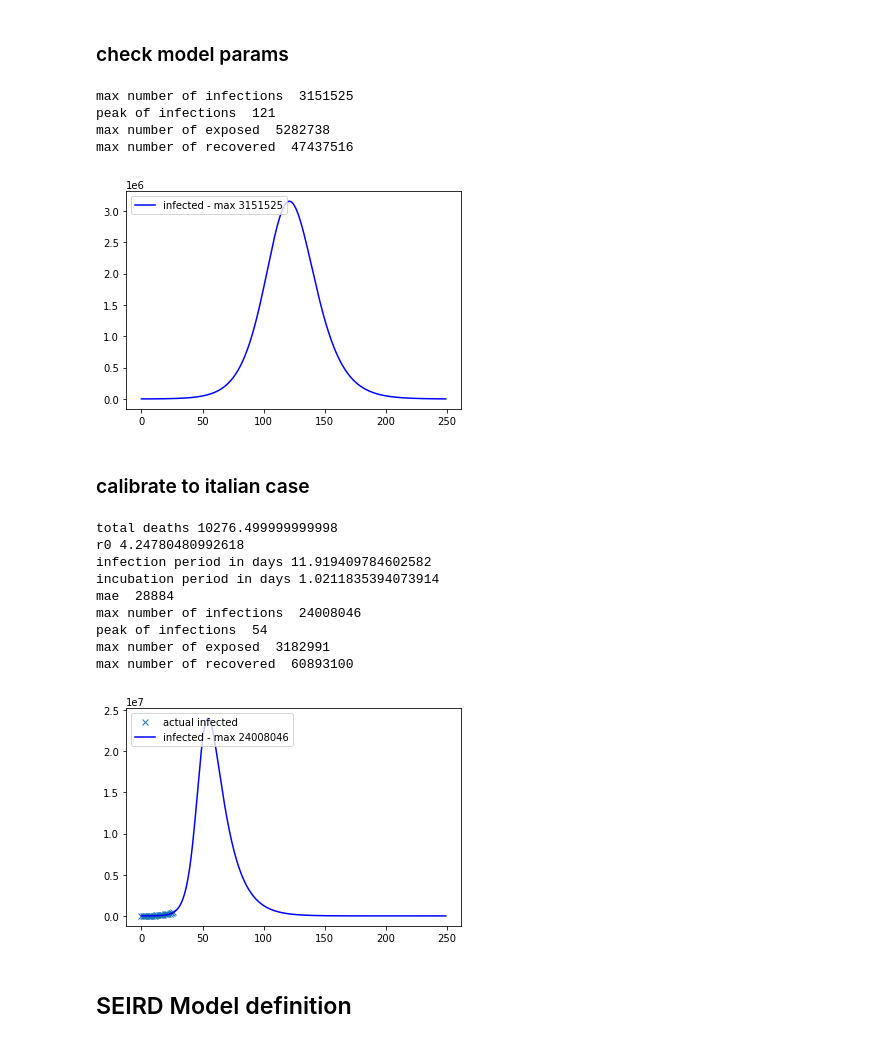
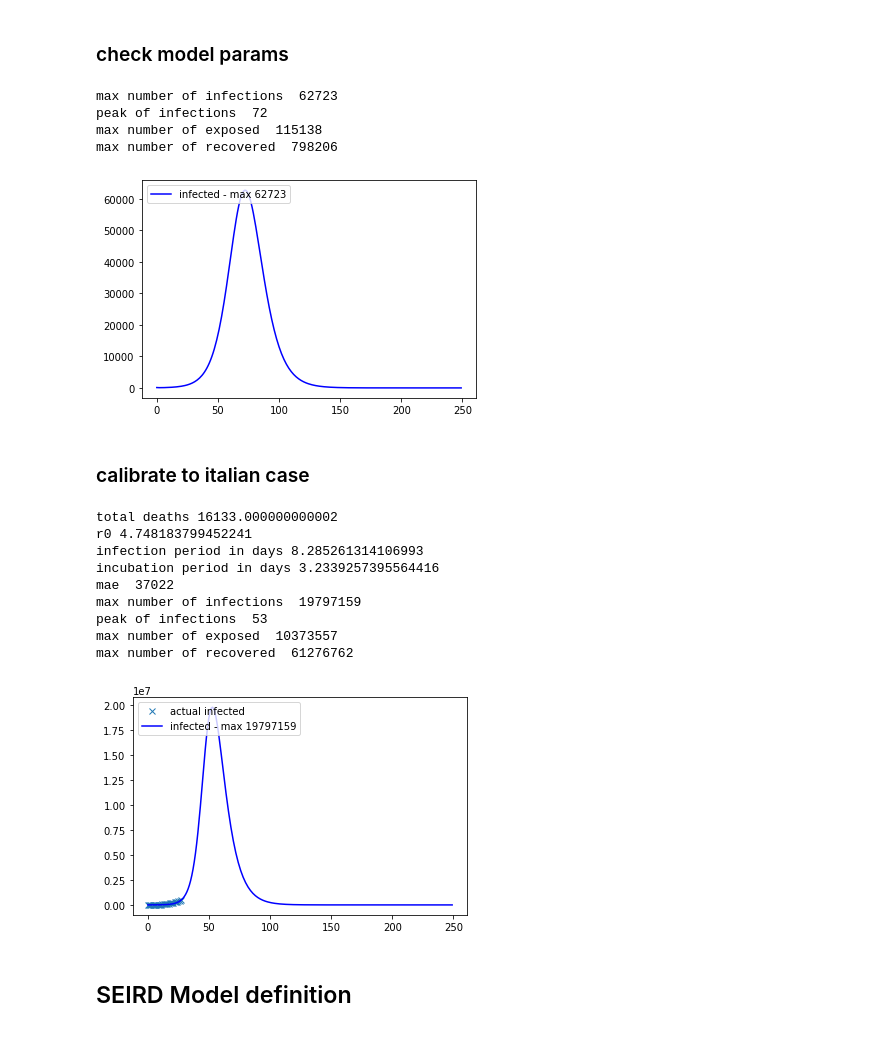
Before and after one commit to mspadaccino/COVID-19, a Jupyter notebook: notebooks/SIRD model.ipynb, the cells around one changed output. Cells and saved outputs as stored; diff of their text form; code cells hidden in the pictures.

```diff
--- a/notebooks/SIRD model.ipynb
+++ b/notebooks/SIRD model.ipynb
@@ -256,21 +256,19 @@ def plot_SEIR(time_range, E0, I0, R0, r0, dur_inf, dur_inc, y = None):
 # %% [markdown]
 ### check model params
 # %%
-cases_multiplier = 10
-df = pd.read_csv('../data/dpc-covid19-ita-andamento-nazionale.csv').drop('stato',1)
-N = 61836230
-I0 = 2209
+N = 946002
+I0 = 117
 R0 = 0
 E0 = 0
 time_range = range(250)
-r0, dur_inf, dur_inc = (1.9, 3.61, 5.95)
+r0, dur_inf, dur_inc = (2.2, 2.9, 5.2)
 plot_SEIR(time_range, E0, I0, R0, r0, dur_inf, dur_inc)
 # %% [output]
-max number of infections  3151525
-peak of infections  121
-max number of exposed  5282738
-max number of recovered  47437516
+max number of infections  62723
+peak of infections  72
+max number of exposed  115138
+max number of recovered  798206
-[figure, old version]
+[figure, new version]
 # %% [markdown]
 ### calibrate to italian case
 # %%
@@ -287,22 +285,22 @@ r0, dur_inf, dur_inc = calibrate_SEIR(y_fit = y_fit,
                                       I0 = I0,
                                       R0 = R0,
                                       E0 = E0,
-                                      CFR = 0.0186,
+                                      CFR = 0.02,
                                       time_horizon = 365,
                                       bounds= [(0,5), (1, 30), (1, 30)],
                                       use_differential_evolution = False)
 plot_SEIR(time_range, E0, I0, R0, r0, dur_inf, dur_inc, y_fit)
 # %% [output]
-total deaths 10276.499999999998
-r0 4.24780480992618
-infection period in days 11.919409784602582
-incubation period in days 1.0211835394073914
-mae  28884
-max number of infections  24008046
-peak of infections  54
-max number of exposed  3182991
-max number of recovered  60893100
+total deaths 16133.000000000002
+r0 4.748183799452241
+infection period in days 8.285261314106993
+incubation period in days 3.2339257395564416
+mae  37022
+max number of infections  19797159
+peak of infections  53
+max number of exposed  10373557
+max number of recovered  61276762
-[figure, old version]
+[figure, new version]
 # %% [markdown]
 ## SEIRD Model definition
 # %%
```
Also changed, not shown: parts of 1 cell of this notebook, 3 other files.
